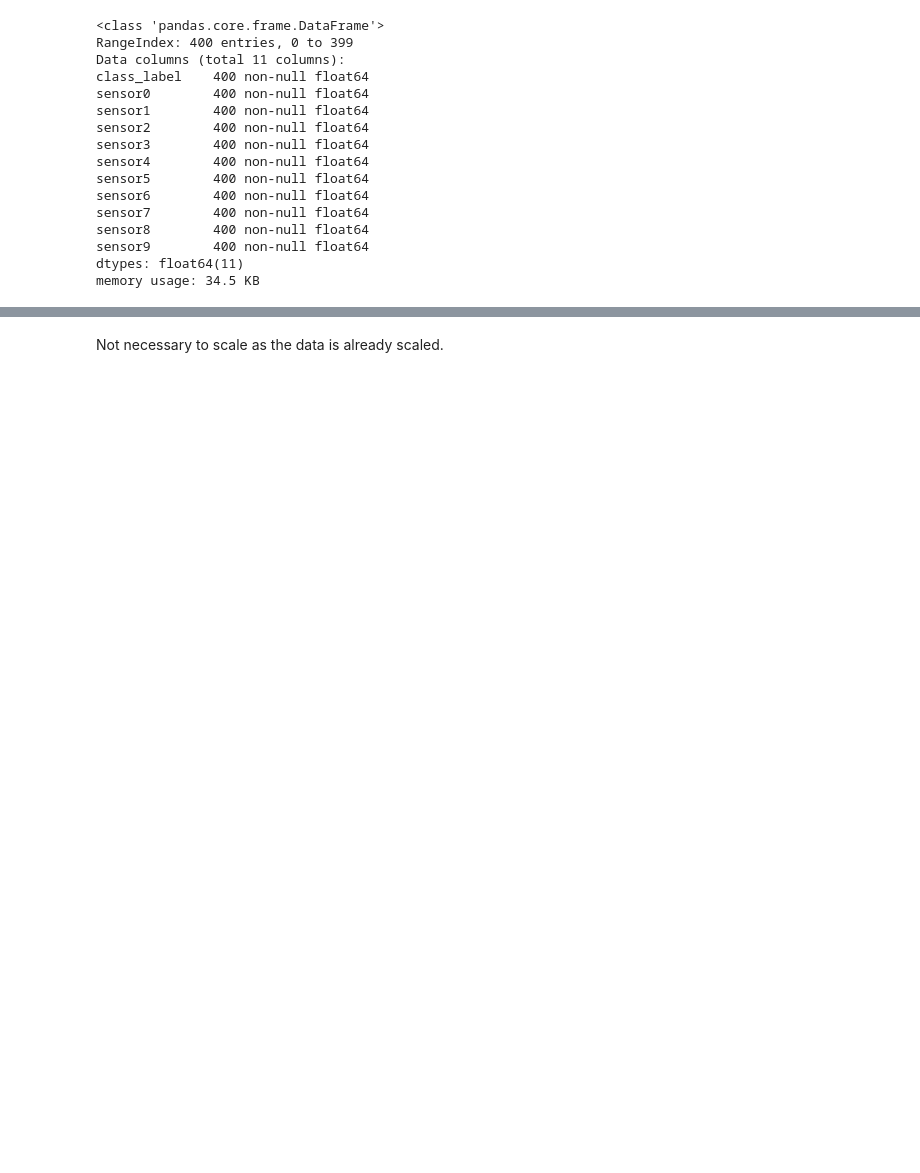
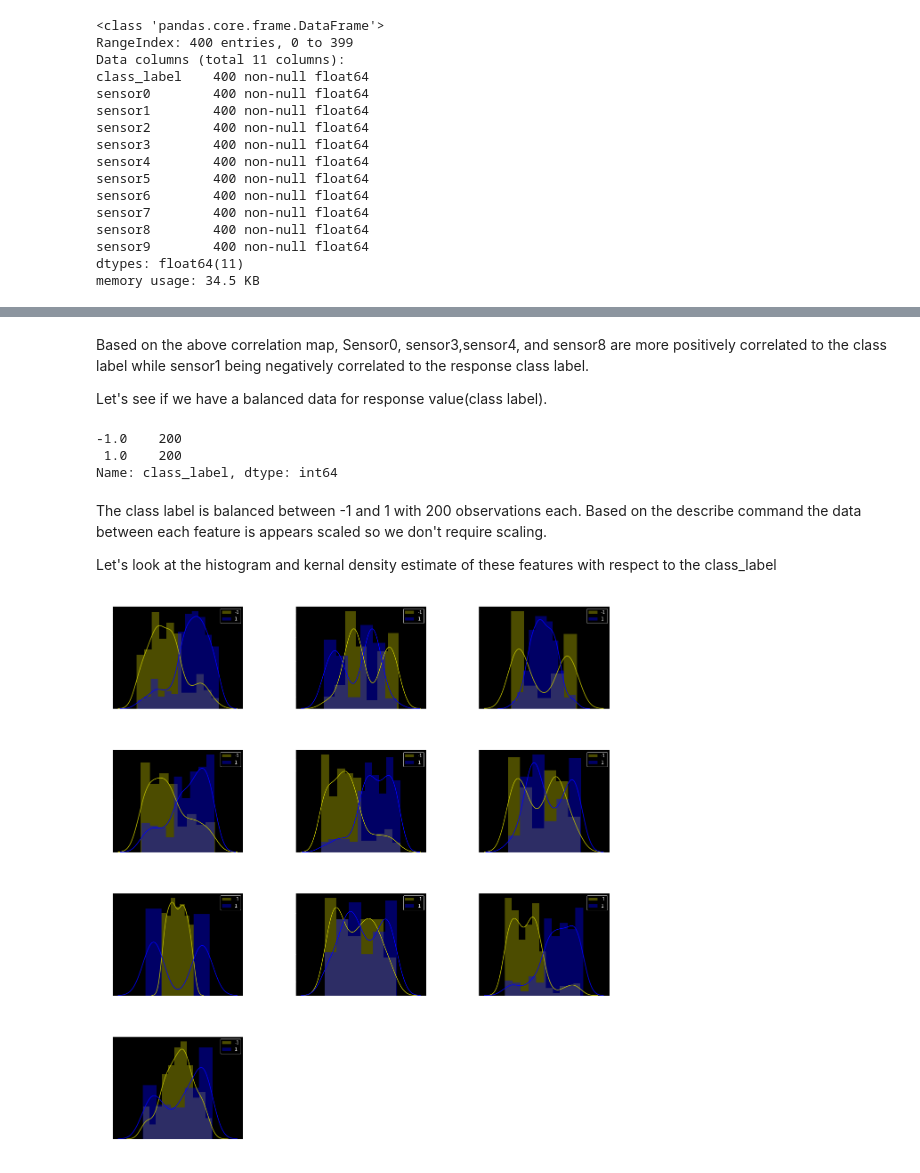
Before and after one commit to asbharath/MachineLearning, a Jupyter notebook: Sensors data.ipynb, the cells around one changed output, grey strips where cells are left out. Cells and saved outputs as stored; diff of their text form; code cells hidden in the pictures; blank space fills up the shorter version.

Commit message:
updating sensor notebook

```diff
--- a/Sensors data.ipynb
+++ b/Sensors data.ipynb
@@ -23,7 +24,7 @@ os.listdir()
 # %% [output]
 ['task_data.csv', 'task_description.txt']
 # %%
-sensor = pd.read_csv(os.path.join(os.getcwd(),'task_data.csv'),header=0) # reading task_data.csv
+sensor = pd.read_csv(os.path.join('task_data.csv'),header=0) # reading task_data.csv
 # %%
 sensor.head() # the file with all the features is loaded correctly with headers.
 # %% [output]
@@ -91,2 +84,10 @@ sns.relplot(x='sensor4',y='sensor8',hue='class_label',data=sensors)
+# %% [markdown]
+Based on the above correlation map, Sensor0, sensor3,sensor4, and sensor8 are more positively correlated to the class label while sensor1 being negatively correlated to the response class label.
+
+Let's see if we have a balanced data for response value(class label).
 # %%
-sensors.class_label.value_counts()
+sensor.class_label.value_counts()
+# %% [output]
+-1.0    200
+ 1.0    200
+Name: class_label, dtype: int64
@@ -95,2 +94,17 @@ sensor.describe()
-# %% [markdown]
-Not necessary to scale as the data is already scaled.
+# %% [markdown]
+The class label is balanced between -1 and 1 with 200 observations each.
+Based on the describe command the data between each feature is appears scaled so we don't require scaling.
+
+Let's look at the histogram and kernal density estimate of these features with respect to the class_label
+# %%
+plt.figure(figsize=(20,22))
+for i,col in enumerate(sensor.columns[1:]):
+    plt.subplot(4,3,i+1)
+    sns.distplot(sensor[col][sensor['class_label']==-1], color='y',label='-1')
+    sns.distplot(sensor[col][sensor['class_label']==1], color='b',label='1')
+    plt.title(f'Histogram with KDE between class 1 and -1 for {col}')
+    plt.subplots_adjust(wspace=0.4,hspace=0.4)
+    plt.legend()
+plt.show()
+# %% [output]
+[figure, added]
```
Also changed, not shown: parts of 38 cells of this notebook, 1 other file.
